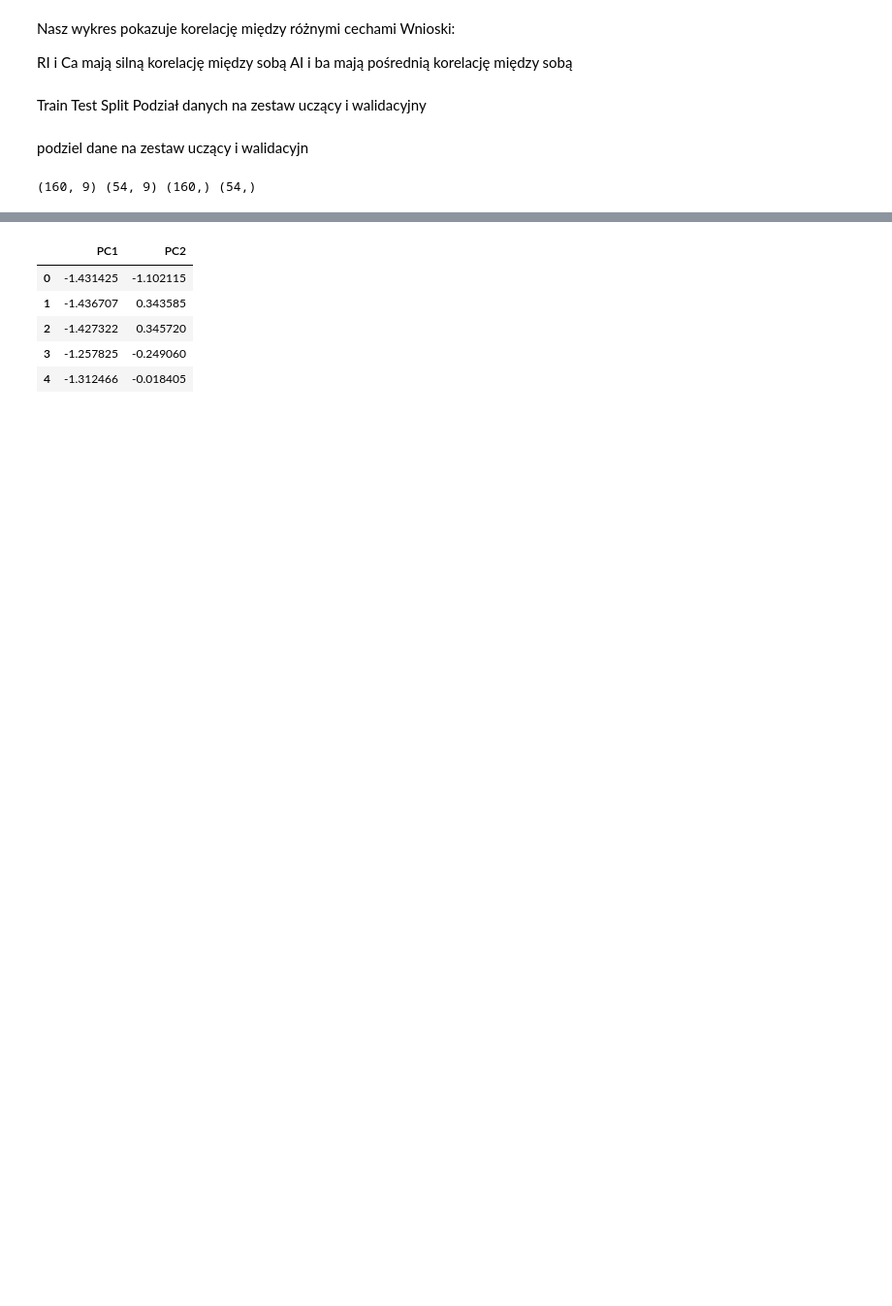
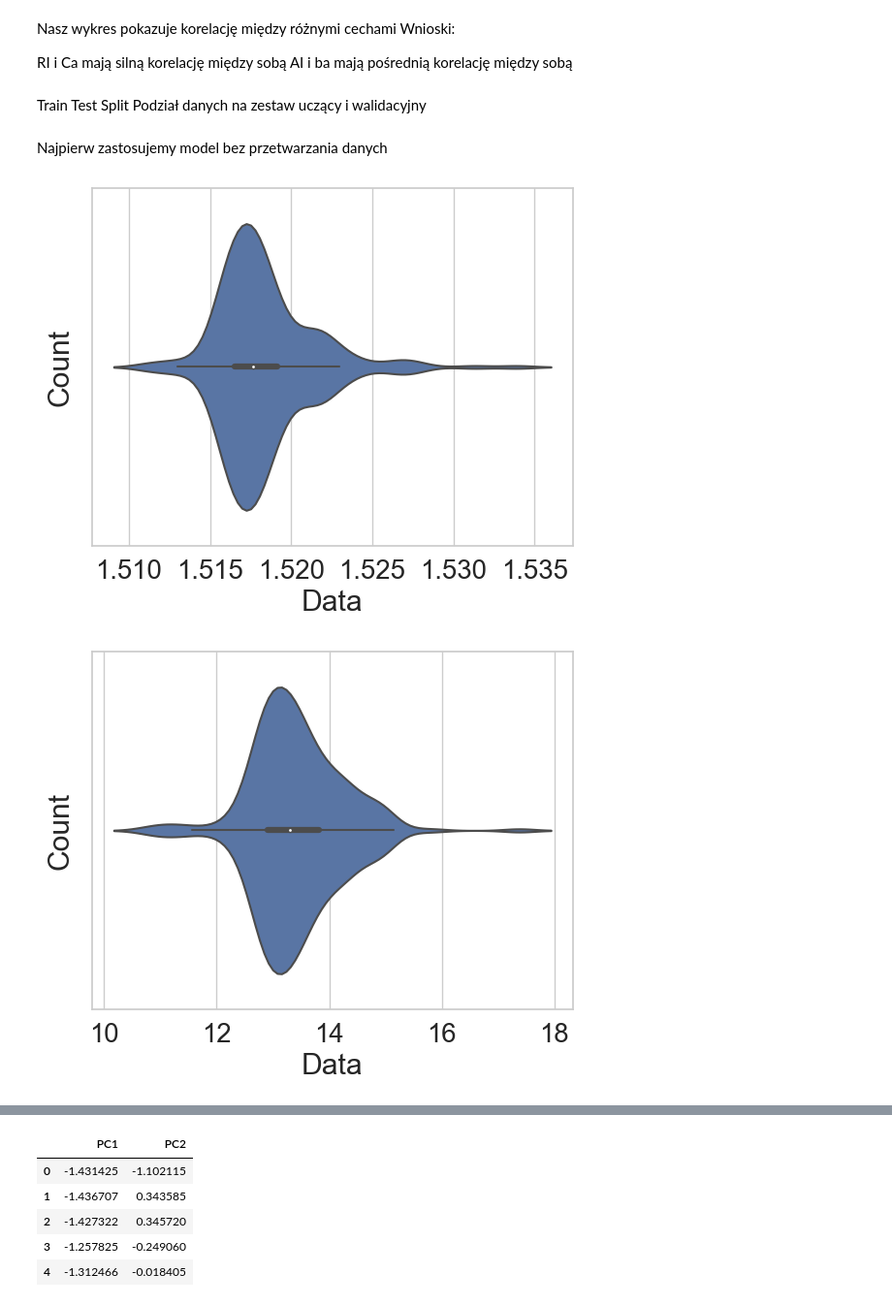
Before and after one commit to Filipstrozik/SztucznaInteligencja, a Jupyter notebook: Z4/z4.ipynb, the cells around one changed output, grey strips where cells are left out. Shown at 97% size. Saved outputs shown, nothing was run; the diff lists cells and outputs as text; code cells hidden in the pictures; blank space fills up the shorter version.

```diff
--- a/Z4/z4.ipynb
+++ b/Z4/z4.ipynb
@@ -173,5 +209,3 @@ RI i Ca mają silną korelację między sobą
 AI i ba mają pośrednią korelację między sobą
 # %% [markdown]
 Train Test Split Podział danych na zestaw uczący i walidacyjny
-# %% [markdown]
-podziel dane na zestaw uczący i walidacyjn
@@ -181,5 +212,12 @@ X_train, X_val, y_train, y_val = train_test_split(X, y, test_size=0.25, random_s
-# %%
-# how to show splited data
-print(X_train.shape, X_val.shape, y_train.shape, y_val.shape)
-# %% [output]
-(160, 9) (54, 9) (160,) (54,)
+# %% [markdown]
+Najpierw zastosujemy model bez przetwarzania danych
+# %%
+# show X distribution of values as a violin plot of each column
+for col in X.columns:
+    sns.violinplot(x=X[col])
+    plt.xlabel('Data')
+    plt.ylabel('Count')
+    plt.show()
+# %% [output]
+[figure, added]
+[figure, added]
```
Also changed, not shown: parts of 25 cells of this notebook.
